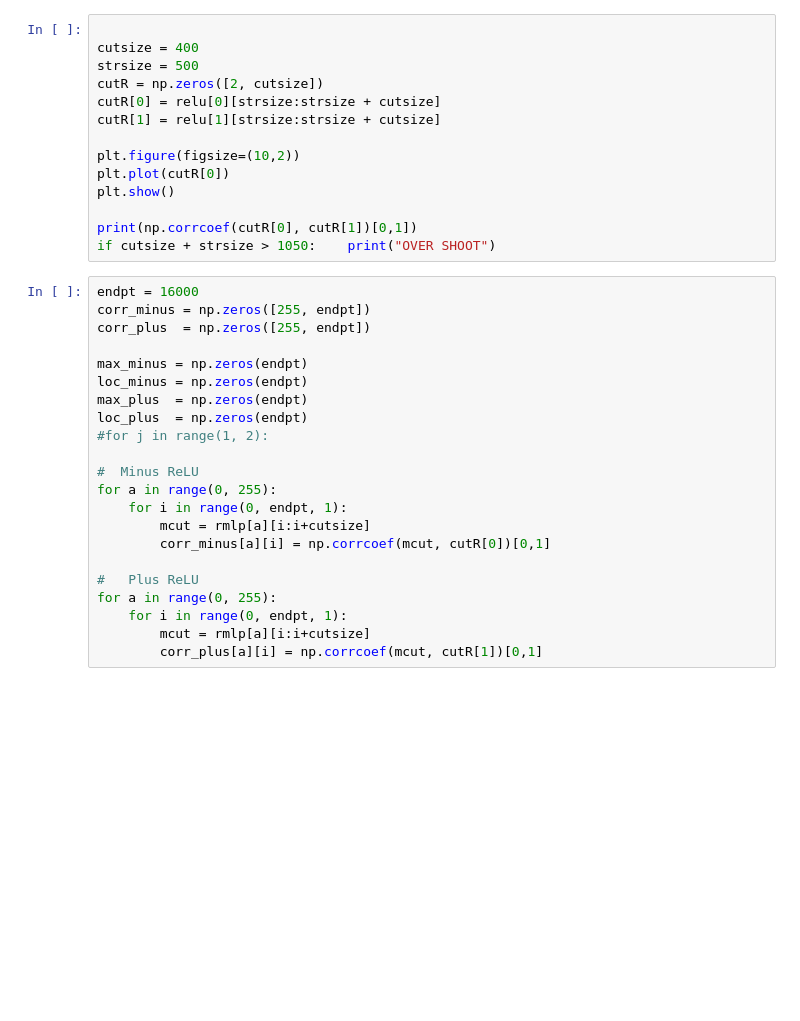
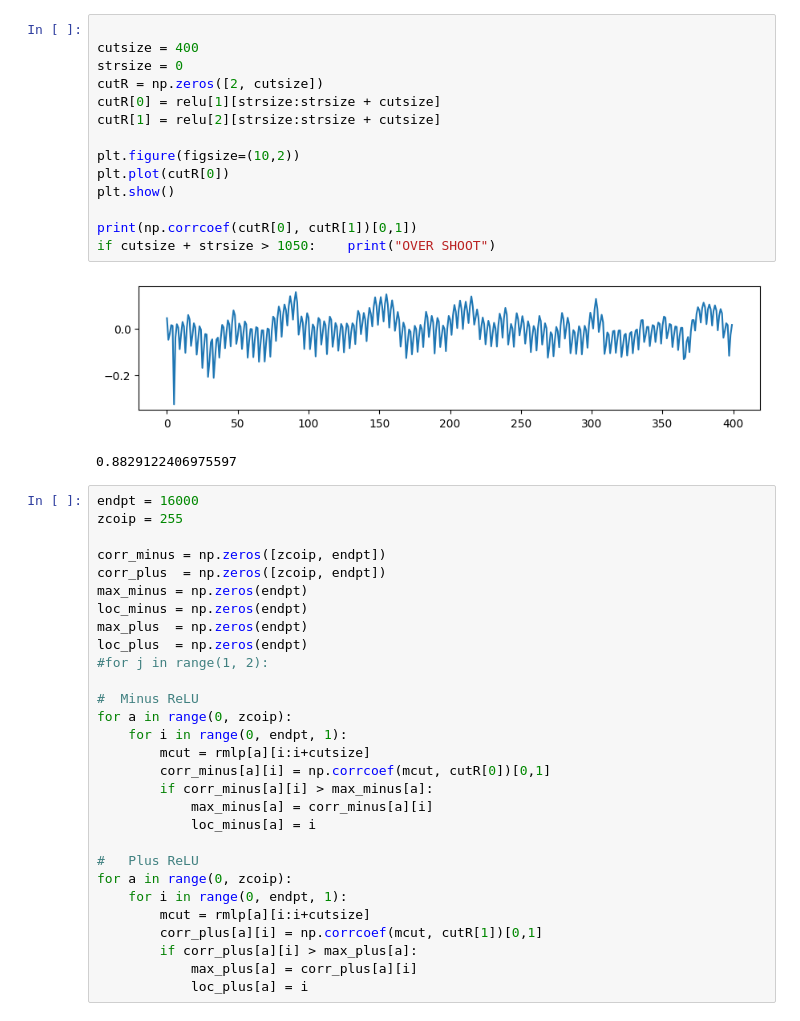
Before and after one commit to andsopwn/Neural-Network-Attack-2022, a Jupyter notebook: Float-Point-NN-Mantissa/zcoi/ReLU_get.ipynb, the cells around one changed output. Saved outputs shown, nothing was run; the diff lists cells and outputs as text; blank space fills up the shorter version.

```diff
--- a/Float-Point-NN-Mantissa/zcoi/ReLU_get.ipynb
+++ b/Float-Point-NN-Mantissa/zcoi/ReLU_get.ipynb
@@ -12,22 +16,26 @@ print(rmlp.shape)
 # %%
 
 cutsize = 400
-strsize = 500
+strsize = 0
 cutR = np.zeros([2, cutsize])
-cutR[0] = relu[0][strsize:strsize + cutsize]
-cutR[1] = relu[1][strsize:strsize + cutsize]
+cutR[0] = relu[1][strsize:strsize + cutsize]
+cutR[1] = relu[2][strsize:strsize + cutsize]
 
 plt.figure(figsize=(10,2))
 plt.plot(cutR[0])
 plt.show()
 
 print(np.corrcoef(cutR[0], cutR[1])[0,1])
 if cutsize + strsize > 1050:    print("OVER SHOOT")
+# %% [output]
+[figure, added]
+0.8829122406975597
 # %%
 endpt = 16000
-corr_minus = np.zeros([255, endpt])
-corr_plus  = np.zeros([255, endpt])
+zcoip = 255
 
+corr_minus = np.zeros([zcoip, endpt])
+corr_plus  = np.zeros([zcoip, endpt])
 max_minus = np.zeros(endpt)
 loc_minus = np.zeros(endpt)
 max_plus  = np.zeros(endpt)
@@ -35,14 +43,20 @@ loc_plus  = np.zeros(endpt)
 #for j in range(1, 2):
 
 #  Minus ReLU
-for a in range(0, 255):
+for a in range(0, zcoip):
     for i in range(0, endpt, 1):
         mcut = rmlp[a][i:i+cutsize]
         corr_minus[a][i] = np.corrcoef(mcut, cutR[0])[0,1]
+        if corr_minus[a][i] > max_minus[a]:
+            max_minus[a] = corr_minus[a][i]
+            loc_minus[a] = i
 
 #   Plus ReLU
-for a in range(0, 255):
+for a in range(0, zcoip):
     for i in range(0, endpt, 1):
         mcut = rmlp[a][i:i+cutsize]
         corr_plus[a][i] = np.corrcoef(mcut, cutR[1])[0,1]
+        if corr_plus[a][i] > max_plus[a]:
+            max_plus[a] = corr_plus[a][i]
+            loc_plus[a] = i
 # %%
```
Also changed, not shown: parts of 6 cells of this notebook, 11 other files.
